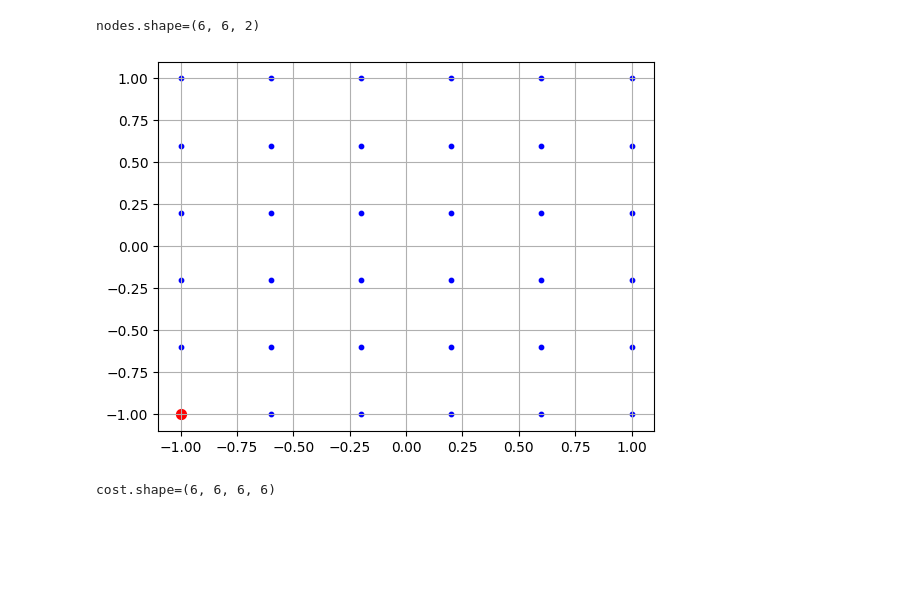
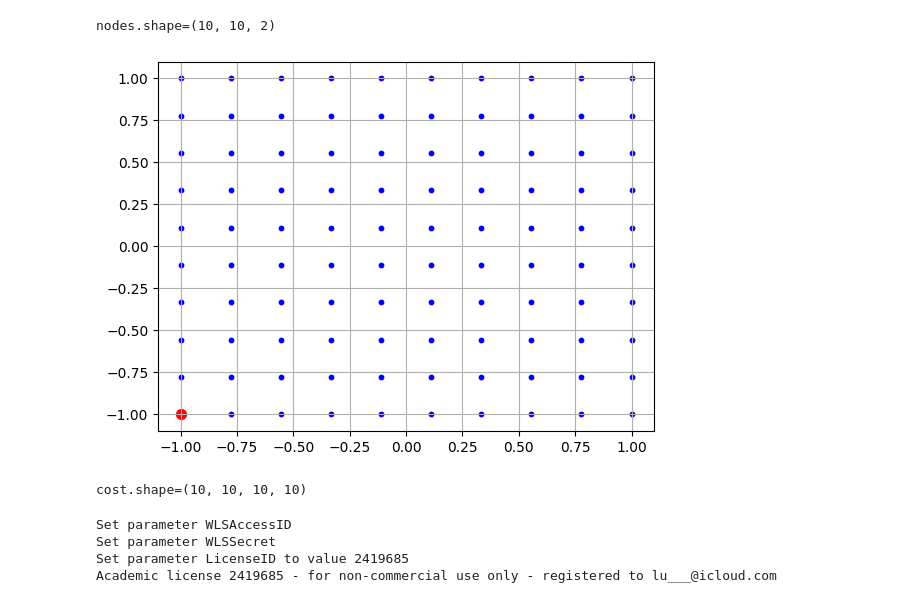
Before and after one commit to nestlab-bae-mqp-2024/mrpcp-solvers, a Jupyter notebook: jupyter/2015_mrpcp/2015_mrpcp_yasars_attempt.ipynb, the cells around one changed output. Saved outputs shown, nothing was run; the diff lists cells and outputs as text; code cells hidden in the pictures; blank space fills up the shorter version.

```diff
--- a/jupyter/2015_mrpcp/2015_mrpcp_yasars_attempt.ipynb
+++ b/jupyter/2015_mrpcp/2015_mrpcp_yasars_attempt.ipynb
@@ -4,11 +4,11 @@ from pprint import pp
 import numpy as np
 
 # Chose number of robots
-k = 16
+k = 9
 # Chose recharging proportionality constant
 q_k = 0.1  # This means that each robot will need to charge for 10 minutes for every 100 minutes travelled
 # Chose the number of nodes in an axis
-n = 6
+n = 10
 # Create a uniform (n, n, 2) numpy grid for MAXIMUM SPEED
 nodes = np.mgrid[-1:1:n * 1j, -1.:1:n * 1j]
 nodes = nodes.reshape(nodes.shape + (1,))
@@ -26,35 +26,35 @@ depot_indices = np.array([[0, 0]])
 ## Four depot nodes (one in each corner)
 # depot_indices = np.array([[0, 0], [n-1,n-1], [0, n-1], [n-1, 0]])
 # print(f"{depot_indices=}")
 target_indices = []
 for i in range(n):
     for j in range(n):
         is_depot = False
         for depot in depot_indices:
             if i == depot[0] and j == depot[1]:
                 is_depot = True
                 continue
         if not is_depot:
             target_indices.append([i,j])
 target_indices = np.array(target_indices)
 # print(f"{target_indices=}")
 
 # Chose starting depot node
 # Make all robots start from same depot
 B_k = np.array([depot_indices[0]] * k)
 # Make depots start from multiple depots
 # B_k = depot_indices[:k]
 # print(f"{B_k=}")
 
 # Graphical sanity check
 plt.figure()
 plt.scatter(nodes[:,:,0], nodes[:,:,1], c='blue', s=10)
 plt.scatter(nodes[depot_indices[:,0],depot_indices[:,1],0], nodes[depot_indices[:,0],depot_indices[:,1], 1], c='red', s=50)
 plt.grid()
 plt.show()
 # %% [output]
-nodes.shape=(6, 6, 2)
+nodes.shape=(10, 10, 2)
-[figure, old version]
+[figure, new version]
 # %%
 import itertools
 
@@ -65,7 +65,7 @@ for i1, j1, i2, j2 in itertools.product(range(n), range(n), range(n), range(n)):
     # print(f"({i1},{j1},{i2},{j2}):({targets[i1,j1,0]},{targets[i1,j1,1]},{targets[i2,j2,0]},{targets[i2,j2,1]}): {target_cost[i1,j1,i2,j2]}")
 print(f"{cost.shape=}")
 # %% [output]
-cost.shape=(6, 6, 6, 6)
+cost.shape=(10, 10, 10, 10)
 # %%
 import gurobipy as gp
 from gurobipy import GRB
@@ -84,6 +84,11 @@ for i1, j1, i2, j2 in itertools.product(range(n), range(n), range(n), range(n)):
     if not are_both_depot:
         for ki in range(k):
             _ = m.addConstr(x[ki,i1,j1,i2,j2] <= 1)
+# %% [output]
+Set parameter WLSAccessID
+Set parameter WLSSecret
+Set parameter LicenseID to value 2419685
+Academic license 2419685 - for non-commercial use only - registered to lu___@icloud.com
 # %%
 # B. Degree Constraints (6), (7), (8), (9), (10)
 # (6) and (7) Only one robot arrives to and leaves from a target (B_k is a depot, so we don't need to remove it from targets)
```
Also changed, not shown: parts of 3 cells of this notebook.
